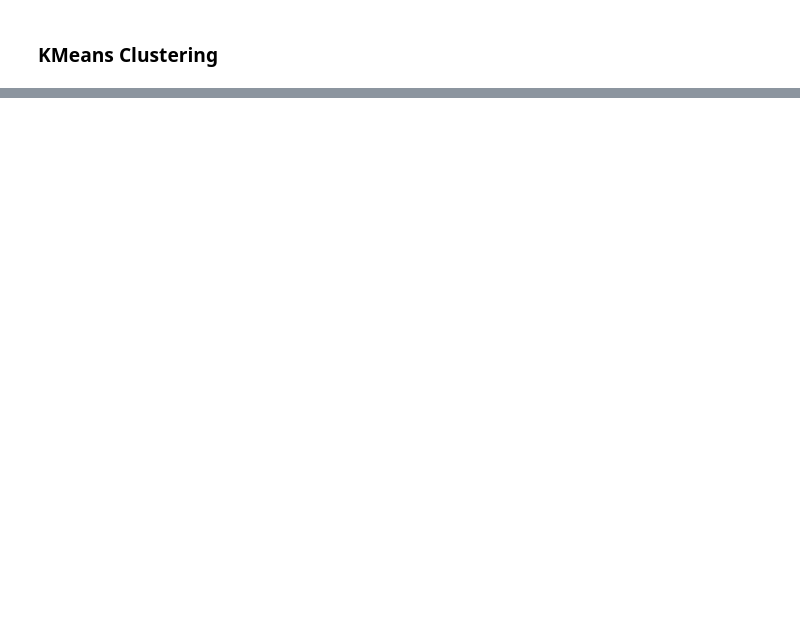
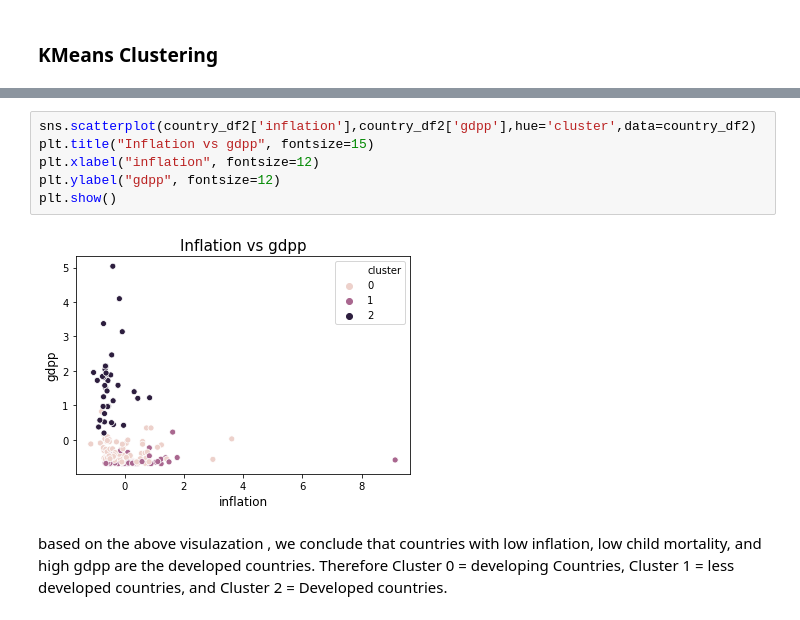
Before and after one commit to BehroozGharleghi/Unsupervised_Learning_project, a Jupyter notebook: Mini_project_unsupervised-Behrooz-Shola.ipynb, the cells around one changed output, grey strips where cells are left out. Cells and saved outputs as stored; diff of their text form; blank space fills up the shorter version.

```diff
--- a/Mini_project_unsupervised-Behrooz-Shola.ipynb
+++ b/Mini_project_unsupervised-Behrooz-Shola.ipynb
@@ -126,0 +150,10 @@ country_df2.head()
+# %%
+sns.scatterplot(country_df2['inflation'],country_df2['gdpp'],hue='cluster',data=country_df2)
+plt.title("Inflation vs gdpp", fontsize=15)
+plt.xlabel("inflation", fontsize=12)
+plt.ylabel("gdpp", fontsize=12)
+plt.show()
+# %% [output]
+[figure, added]
+# %% [markdown]
+based on the above visulazation , we conclude that countries with low inflation, low child mortality, and high gdpp are the developed countries. Therefore Cluster 0 = developing Countries, Cluster 1 = less developed countries, and Cluster 2 = Developed countries.
```
Also changed, not shown: parts of 20 cells of this notebook, 1 other file.
